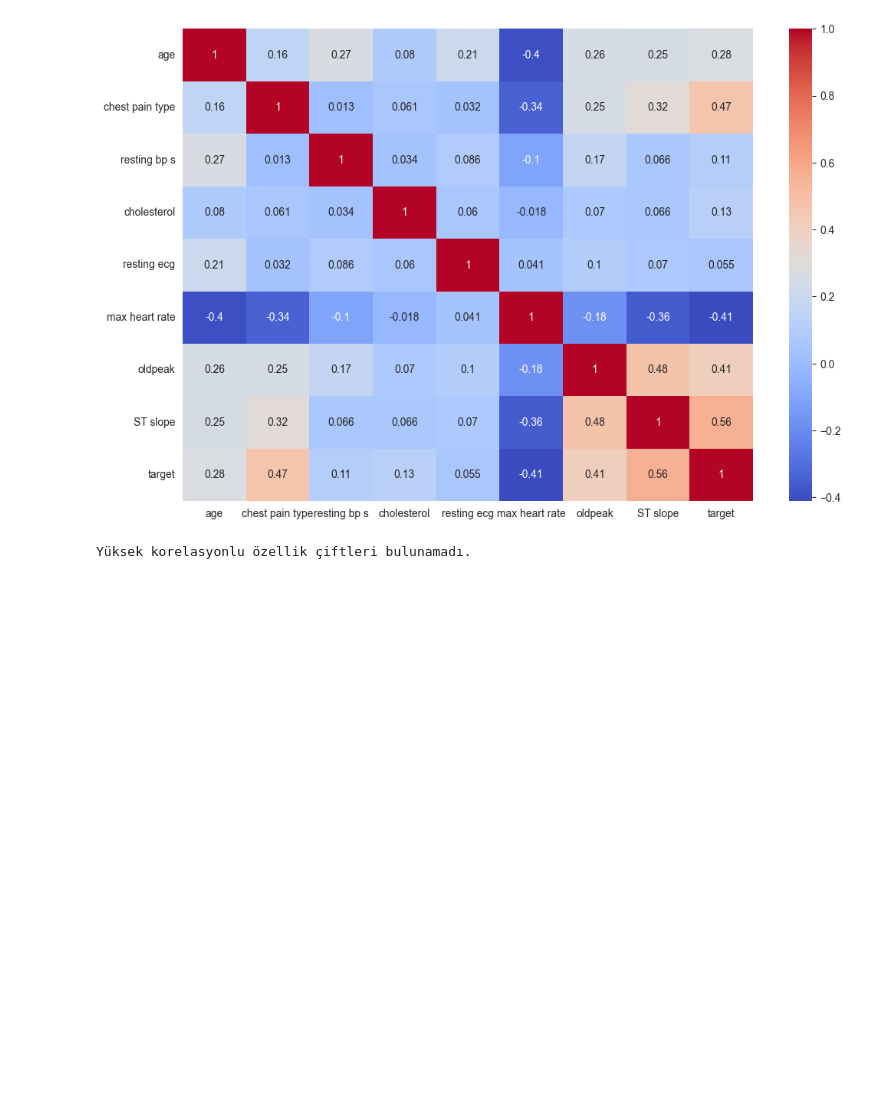
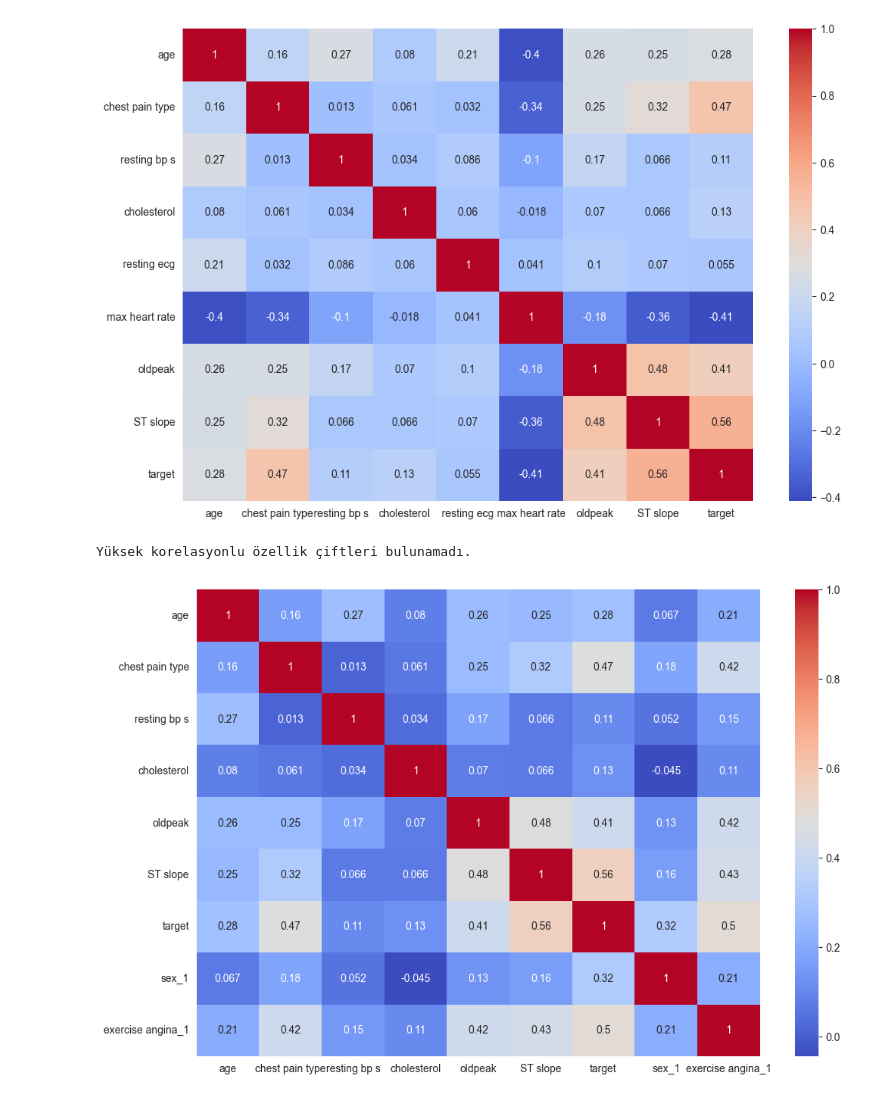
Before and after one commit to kardelenyurtkuran/heart-disease-prediction, a Jupyter notebook: notebooks/feature_engineering.ipynb, the cells around one changed output. Drawn from its saved outputs; the diff is of its cells as text; code cells hidden in the pictures; blank space fills up the shorter version.

```diff
--- a/notebooks/feature_engineering.ipynb
+++ b/notebooks/feature_engineering.ipynb
@@ -264,6 +264,13 @@ else:
 # %% [output]
 Yüksek korelasyonlu özellik çiftleri bulunamadı.
 # %%
-df_encoded = df_encoded.drop(columns=['sex_0', 'fasting blood sugar_1', 'exercise angina_1']) #low impotance
+df_encoded = df_encoded.drop(columns=['max heart rate', 'resting ecg', 'sex_0', 'exercise angina_0', 'fasting blood sugar_0', 'fasting blood sugar_1']) #low impotance
+# %%
+corr_matrix = df_encoded.corr()
+plt.figure(figsize=(12, 8))
+sns.heatmap(corr_matrix, annot=True, cmap="coolwarm")
+plt.show()
+# %% [output]
+[figure, added]
 # %%
 # Cell 21: Save Cleaned Dataset
```
Also changed, not shown: parts of 1 cell of this notebook, 26 other files.
